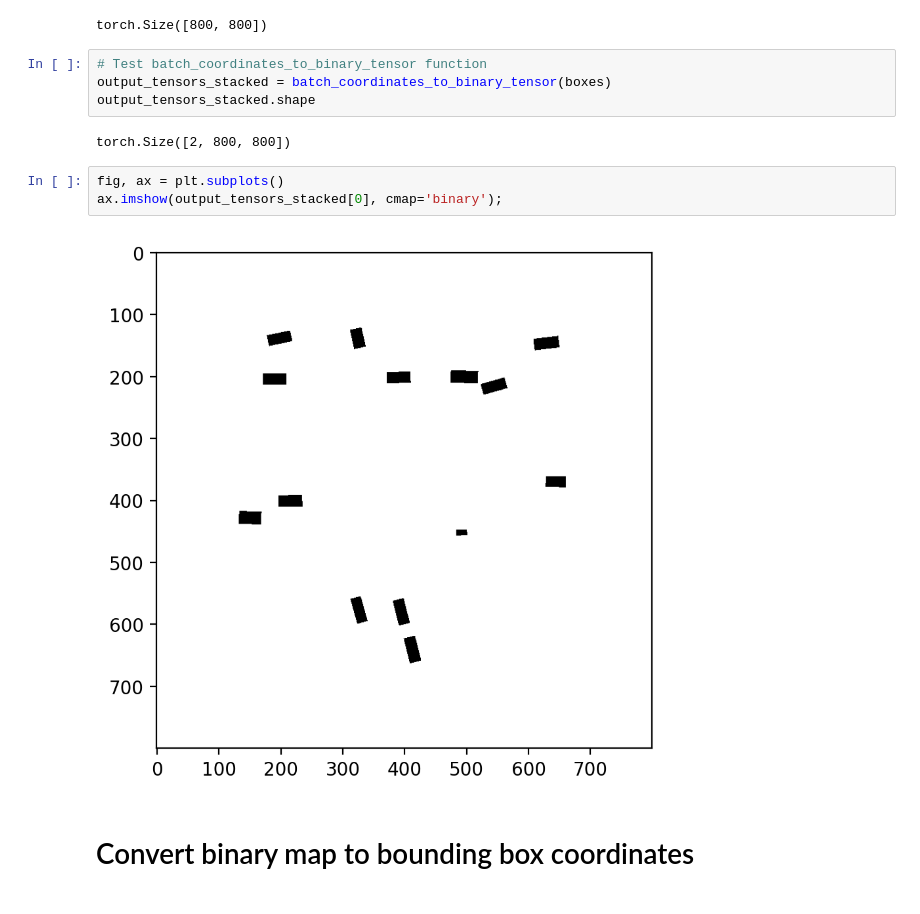
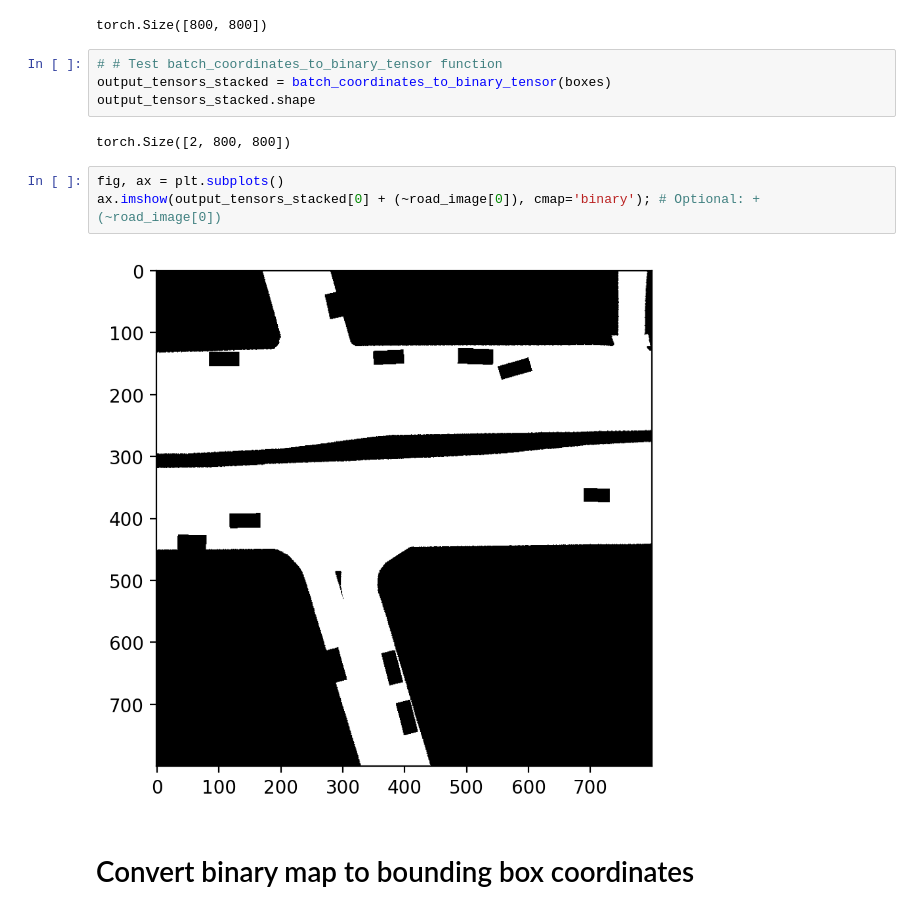
Before and after one commit to wqu1995/DL_Project, a Jupyter notebook: boxes/bounding_boxes.ipynb, the cells around one changed output. Saved outputs shown, nothing was run; the diff lists cells and outputs as text.

```diff
--- a/boxes/bounding_boxes.ipynb
+++ b/boxes/bounding_boxes.ipynb
@@ -122,16 +118,16 @@ bb_image_binary.shape
 # %% [output]
 torch.Size([800, 800])
 # %%
-# Test batch_coordinates_to_binary_tensor function
+# # Test batch_coordinates_to_binary_tensor function
 output_tensors_stacked = batch_coordinates_to_binary_tensor(boxes)
 output_tensors_stacked.shape
 # %% [output]
 torch.Size([2, 800, 800])
 # %%
 fig, ax = plt.subplots()
-ax.imshow(output_tensors_stacked[0], cmap='binary');
+ax.imshow(output_tensors_stacked[0] + (~road_image[0]), cmap='binary'); # Optional: + (~road_image[0])
 # %% [output]
-[figure, old version]
+[figure, new version]
 # %% [markdown]
 # Convert binary map to bounding box coordinates
 # %% [markdown]
```
Also changed, not shown: parts of 13 cells of this notebook, 1 other file.
